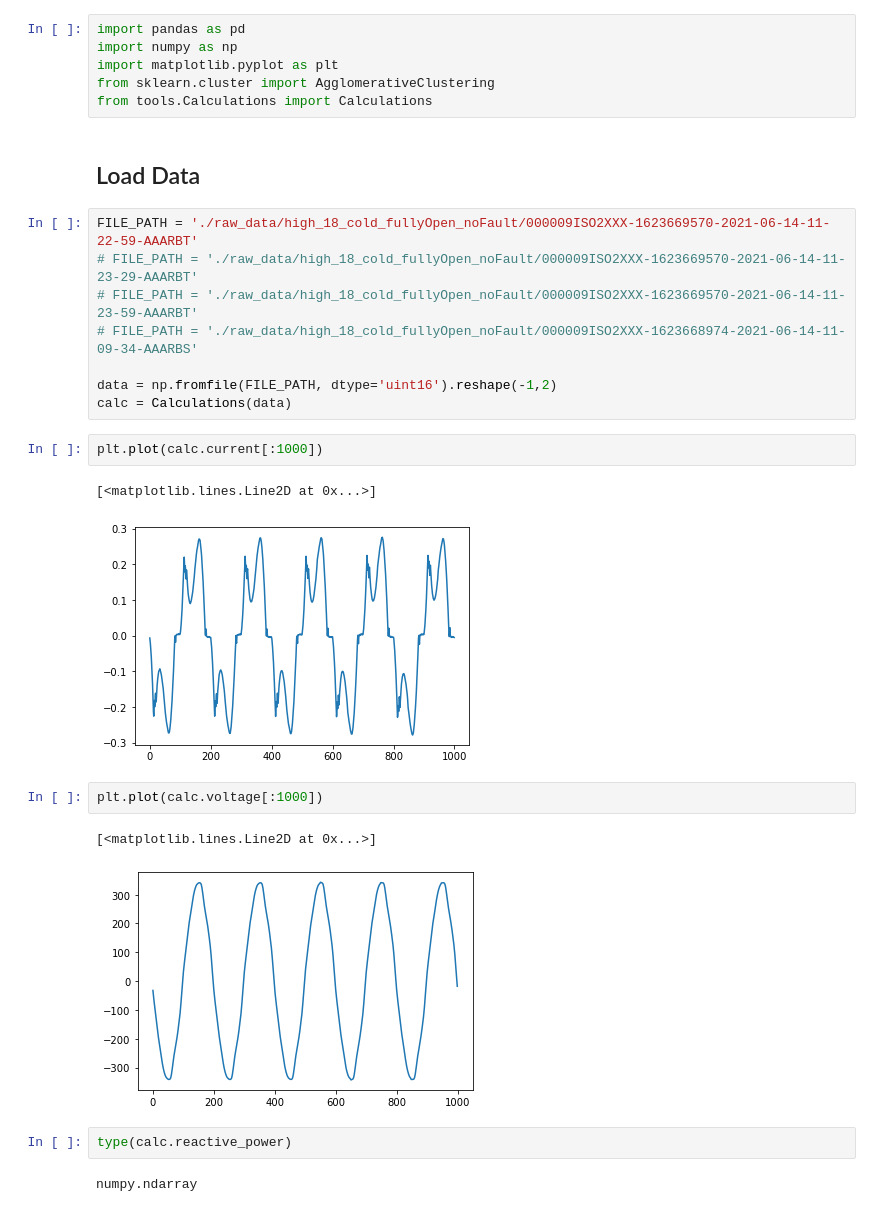
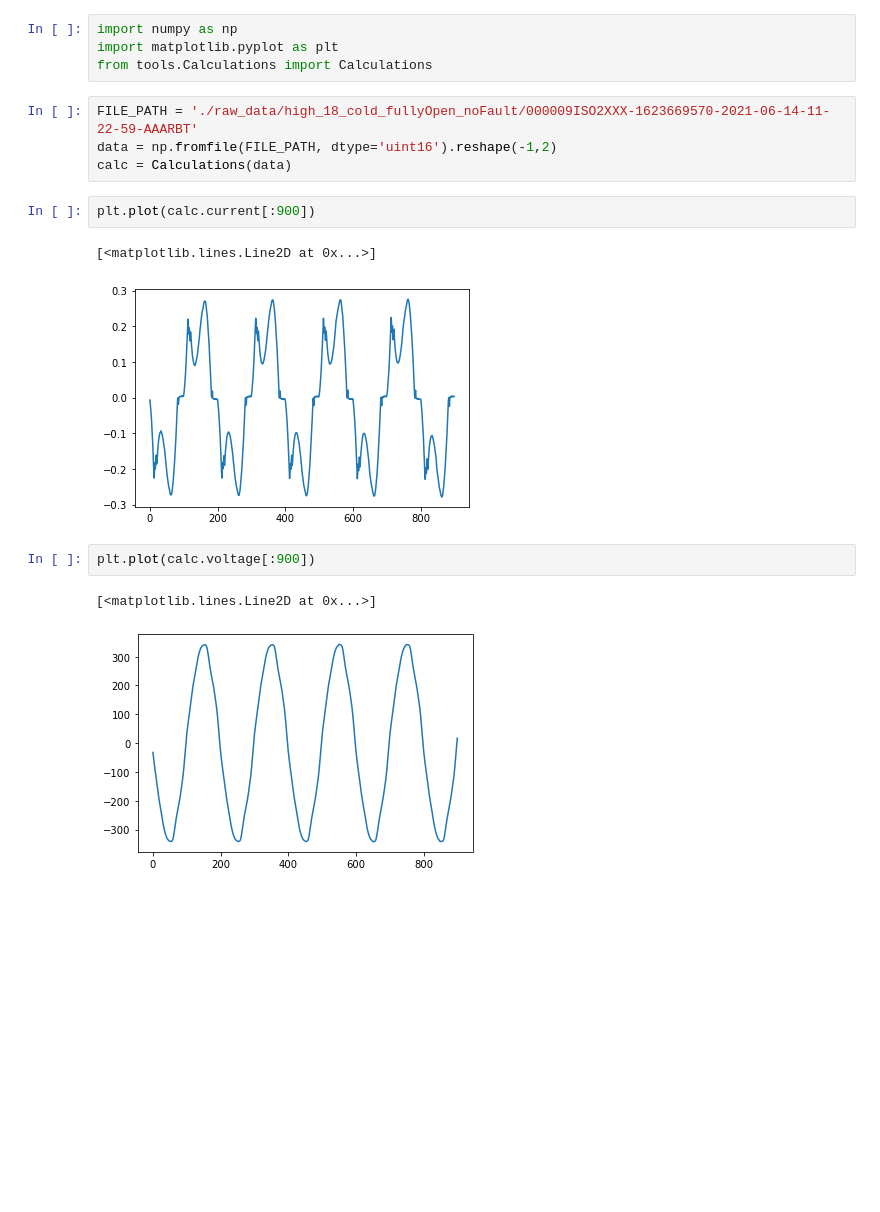
Before and after one commit to PhilipPhil/Unsupervised-Learning-for-Anomaly-Detection-in-Fleet-Based-Systems-Application-to-Air-Conditioners, a Jupyter notebook: Calculations.ipynb, the cells around one changed output. Cells and saved outputs as stored; diff of their text form; blank space fills up the shorter version.

```diff
--- a/Calculations.ipynb
+++ b/Calculations.ipynb
@@ -1,31 +1,19 @@
 # %%
-import pandas as pd
 import numpy as np
 import matplotlib.pyplot as plt
-from sklearn.cluster import AgglomerativeClustering
 from tools.Calculations import Calculations
-# %% [markdown]
-## Load Data
 # %%
 FILE_PATH = './raw_data/high_18_cold_fullyOpen_noFault/000009ISO2XXX-1623669570-2021-06-14-11-22-59-AAARBT'
-# FILE_PATH = './raw_data/high_18_cold_fullyOpen_noFault/000009ISO2XXX-1623669570-2021-06-14-11-23-29-AAARBT'
-# FILE_PATH = './raw_data/high_18_cold_fullyOpen_noFault/000009ISO2XXX-1623669570-2021-06-14-11-23-59-AAARBT'
-# FILE_PATH = './raw_data/high_18_cold_fullyOpen_noFault/000009ISO2XXX-1623668974-2021-06-14-11-09-34-AAARBS'
-
 data = np.fromfile(FILE_PATH, dtype='uint16').reshape(-1,2)
 calc = Calculations(data)
 # %%
-plt.plot(calc.current[:1000])
+plt.plot(calc.current[:900])
 # %% [output]
 [<matplotlib.lines.Line2D at 0x...>]
-[figure, old version]
+[figure, new version]
 # %%
-plt.plot(calc.voltage[:1000])
+plt.plot(calc.voltage[:900])
 # %% [output]
 [<matplotlib.lines.Line2D at 0x...>]
-[figure, old version]
+[figure, new version]
-# %%
-type(calc.reactive_power)
-# %% [output]
-numpy.ndarray
 # %%
```
Also changed, not shown: parts of 9 cells of this notebook.
